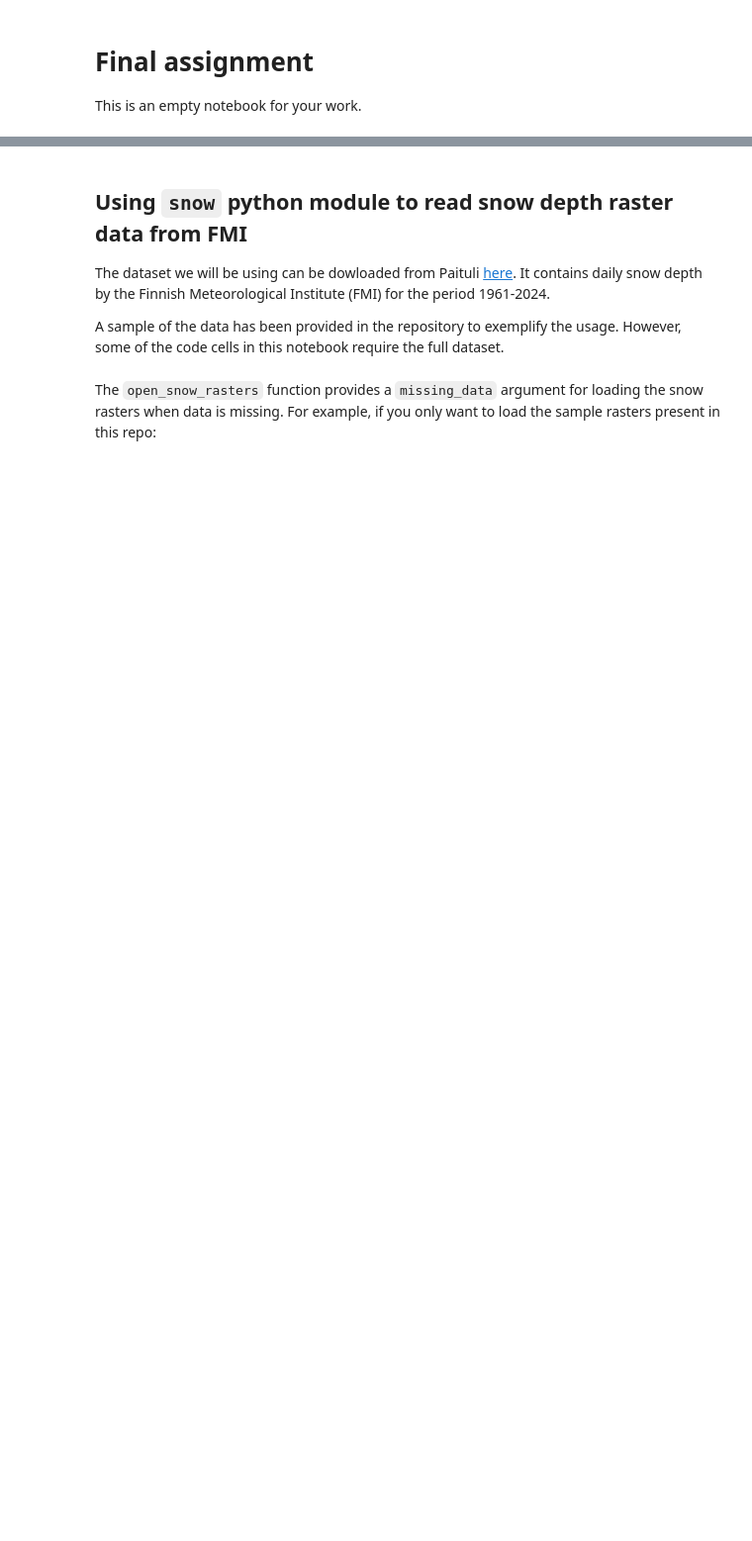
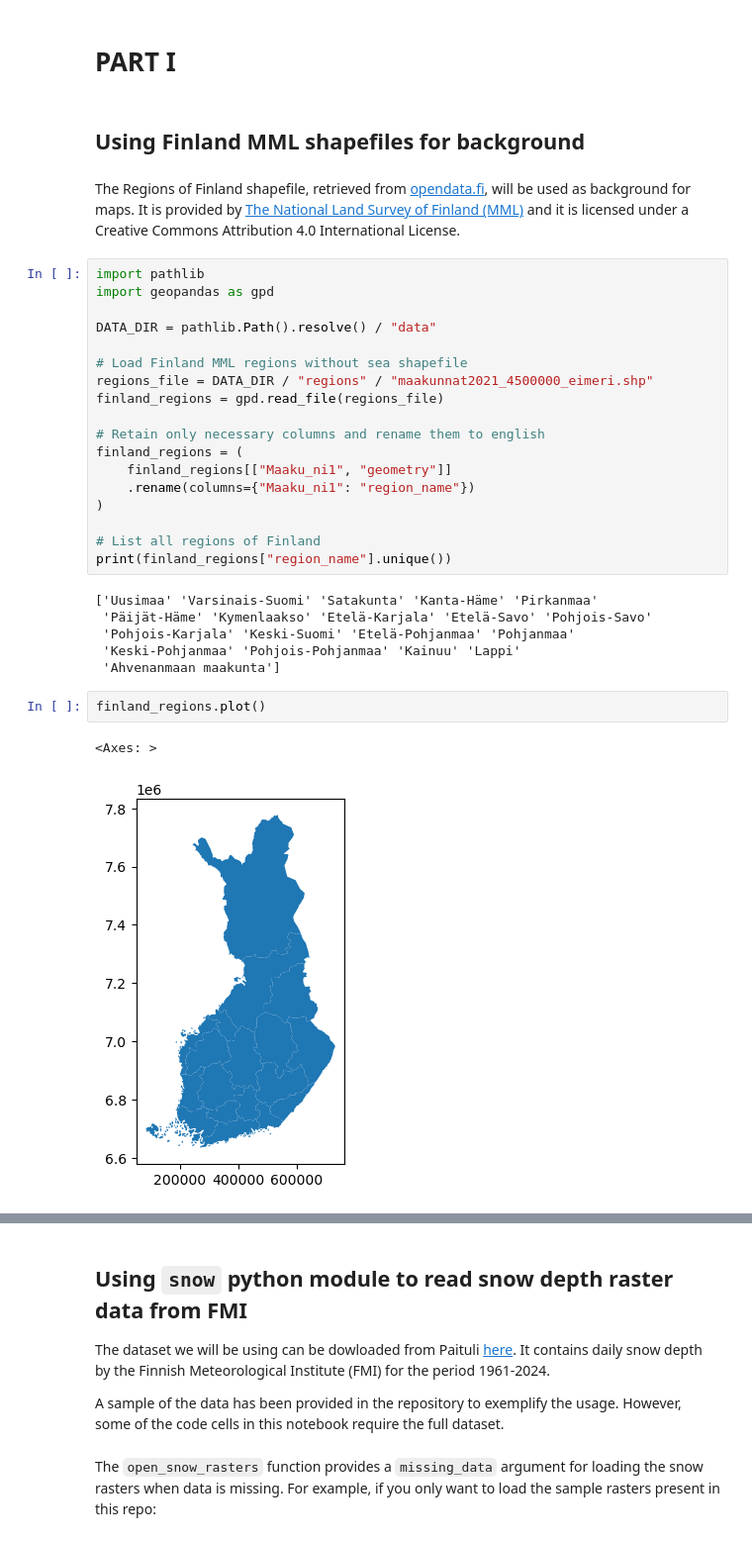
Before and after one commit to marcelomouta/white-christmas-project, a Jupyter notebook: final-assignment.ipynb, the cells around one changed output, grey strips where cells are left out. Shown at 99% size. Cells and saved outputs as stored; diff of their text form; blank space fills up the shorter version.

Commit message:
reorder notebook order and add regions for background

```diff
--- a/final-assignment.ipynb
+++ b/final-assignment.ipynb
@@ -1,4 +1,35 @@
-# %% [markdown]
-# Final assignment
-
-This is an empty notebook for your work.
+# %% [markdown]
+# PART I
+# %% [markdown]
+## Using Finland MML shapefiles for background
+# %% [markdown]
+The Regions of Finland shapefile, retrieved from [opendata.fi](https://www.opendata.fi/data/en_GB/dataset/suomen-maakunnat-2021-vuoden-2018-maakuntakoodeilla), will be used as background for maps. It is provided by [The National Land Survey of Finland (MML)](https://www.maanmittauslaitos.fi/en/maps-and-spatial-data) and it is licensed under a Creative Commons Attribution 4.0 International License.
+# %%
+import pathlib
+import geopandas as gpd
+
+DATA_DIR = pathlib.Path().resolve() / "data"
+
+# Load Finland MML regions without sea shapefile
+regions_file = DATA_DIR / "regions" / "maakunnat2021_4500000_eimeri.shp"
+finland_regions = gpd.read_file(regions_file)
+
+# Retain only necessary columns and rename them to english
+finland_regions = (
+    finland_regions[["Maaku_ni1", "geometry"]]
+    .rename(columns={"Maaku_ni1": "region_name"})
+)
+
+# List all regions of Finland
+print(finland_regions["region_name"].unique())
+# %% [output]
+['Uusimaa' 'Varsinais-Suomi' 'Satakunta' 'Kanta-Häme' 'Pirkanmaa'
+ 'Päijät-Häme' 'Kymenlaakso' 'Etelä-Karjala' 'Etelä-Savo' 'Pohjois-Savo'
+ 'Pohjois-Karjala' 'Keski-Suomi' 'Etelä-Pohjanmaa' 'Pohjanmaa'
+ 'Keski-Pohjanmaa' 'Pohjois-Pohjanmaa' 'Kainuu' 'Lappi'
+ 'Ahvenanmaan maakunta']
+# %%
+finland_regions.plot()
+# %% [output]
+<Axes: >
+[figure, added]
```
Also changed, not shown: parts of 20 cells of this notebook.
